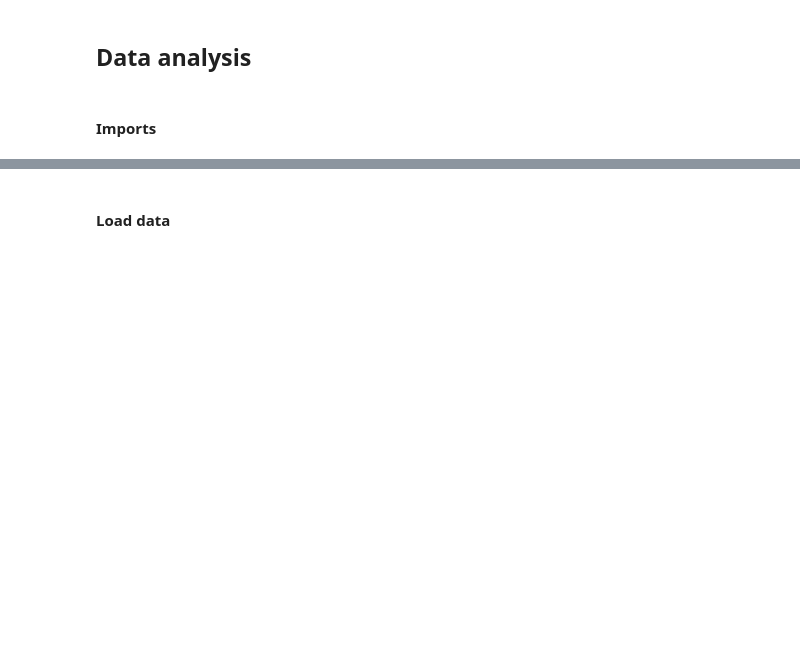
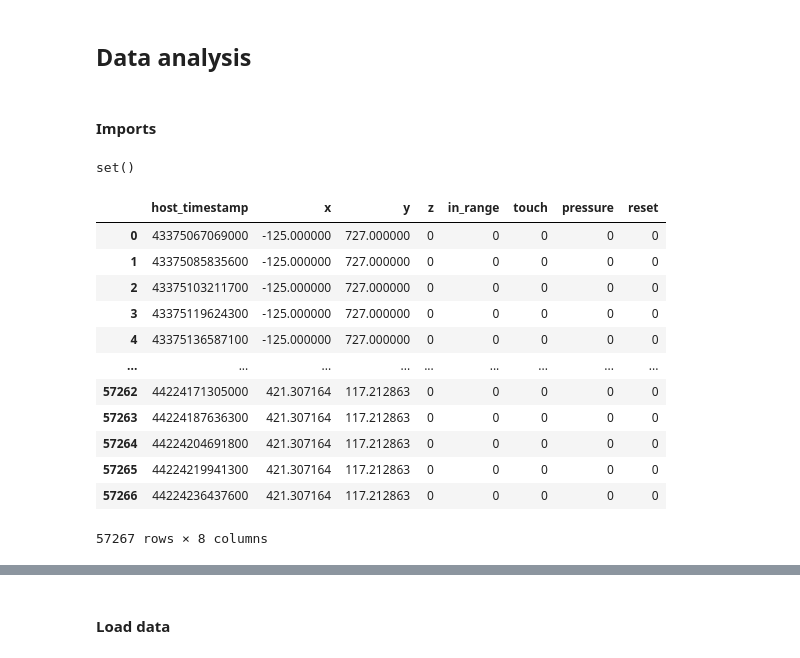
Before and after one commit to anni5701/patternRecognition, a Jupyter notebook: stylus-playground-master/notebook/data_analysis.ipynb, the cells around one changed output, grey strips where cells are left out. Saved outputs shown, nothing was run; the diff lists cells and outputs as text; code cells hidden in the pictures; blank space fills up the shorter version.

```diff
--- a/stylus-playground-master/notebook/data_analysis.ipynb
+++ b/stylus-playground-master/notebook/data_analysis.ipynb
@@ -8,0 +13,21 @@ import numpy as np
+# %%
+set(imu.host_timestamp) & set(tab.host_timestamp)
+# %% [output]
+set()
+# %%
+imu.set_index('host_timestamp')
+tab.set_index('host_timestamp', inplace=True)
+# %% [output]
+|  | host_timestamp | x | y | z | in_range | touch | pressure | reset |
+| 0 | 43375067069000 | -125.000000 | 727.000000 | 0 | 0 | 0 | 0 | 0 |
+| 1 | 43375085835600 | -125.000000 | 727.000000 | 0 | 0 | 0 | 0 | 0 |
+| 2 | 43375103211700 | -125.000000 | 727.000000 | 0 | 0 | 0 | 0 | 0 |
+| 3 | 43375119624300 | -125.000000 | 727.000000 | 0 | 0 | 0 | 0 | 0 |
+| 4 | 43375136587100 | -125.000000 | 727.000000 | 0 | 0 | 0 | 0 | 0 |
+| ... | ... | ... | ... | ... | ... | ... | ... | ... |
+| 57262 | 44224171305000 | 421.307164 | 117.212863 | 0 | 0 | 0 | 0 | 0 |
+| 57263 | 44224187636300 | 421.307164 | 117.212863 | 0 | 0 | 0 | 0 | 0 |
+| 57264 | 44224204691800 | 421.307164 | 117.212863 | 0 | 0 | 0 | 0 | 0 |
+| 57265 | 44224219941300 | 421.307164 | 117.212863 | 0 | 0 | 0 | 0 | 0 |
+| 57266 | 44224236437600 | 421.307164 | 117.212863 | 0 | 0 | 0 | 0 | 0 |
+57267 rows × 8 columns
```
Also changed, not shown: parts of 8 cells of this notebook, 9 other files.
